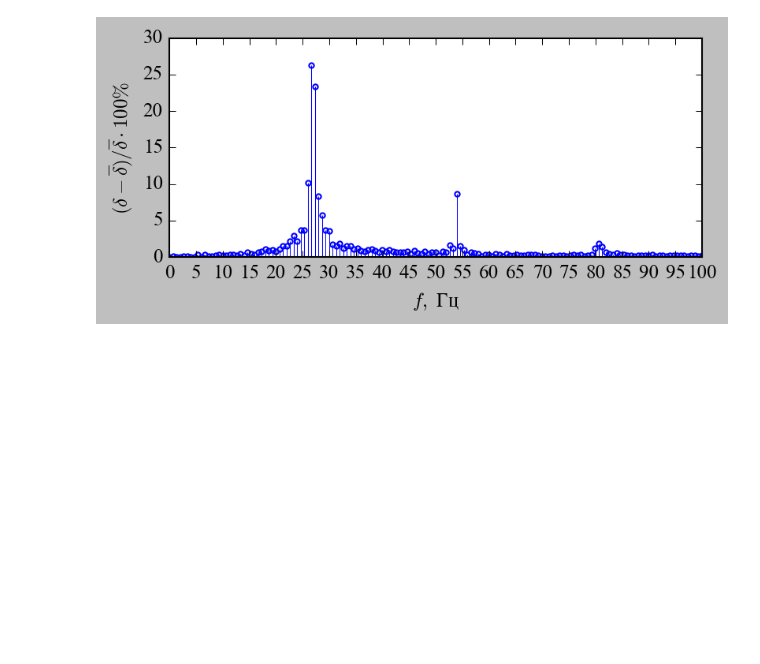
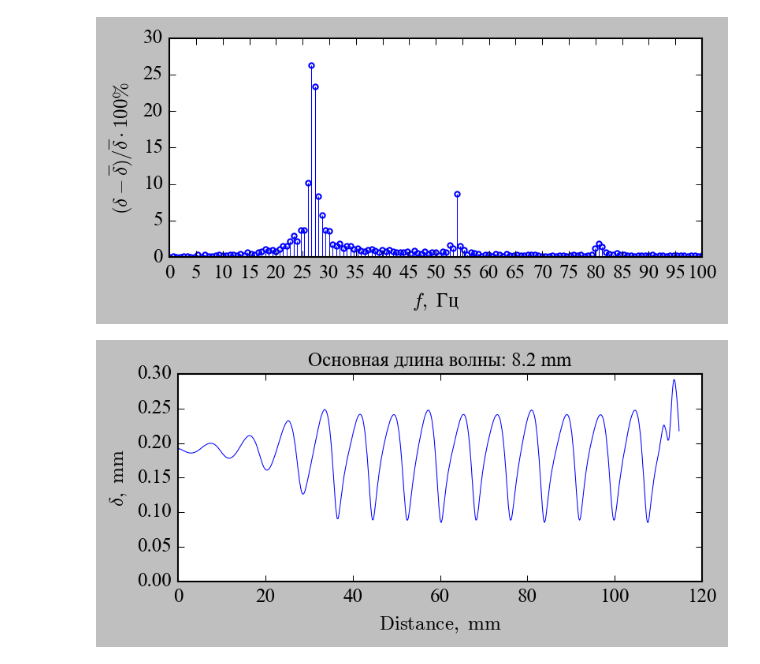
Before and after one commit to UlyanaGru/Fourier, a Jupyter notebook: postprocessing.ipynb, the cells around one changed output. Drawn from its saved outputs; the diff is of its cells as text; code cells hidden in the pictures; blank space fills up the shorter version.

Commit message:
xsignal

```diff
--- a/postprocessing.ipynb
+++ b/postprocessing.ipynb
@@ -83,7 +83,7 @@ from scipy.signal import correlate
 # %%
 init_matplotlib(plt)
 # %%
-filepath = r'd:\ANES\ANES\anes20xe\stud-cases\nir1\v_fields\27Hzeps005v1\data\s2d_film_time_statistic.dat'
+filepath = r''
 with open(filepath, 'r') as f:
     first_line = f.readline().strip() #1st strip
     #for structured mesh read width CV dx
@@ -237,3 +237,32 @@ plt.savefig(patch2fileout)
 plt.show()
 # %% [output]
 [figure]
+# %%
+timelook = 1.0
+#choose minimum delta time
+idx = (data["Time"] - timelook).abs().idxmin()
+#array of delta x between points
+deltaxdistr = np.array(data.loc[idx])[1:]
+#linespace
+xval = np.linspace(dxmesh/2, dxmesh/2 + (nmax-1)*dxmesh, nmax)
+lambdadominant = dominant_wavelengths(deltaxdistr, dxmesh, top_n=1, max_lambda=None)[0][0]
+# %%
+patch2fileout = './/figout//xsignal_'
+init_matplotlib(plt)
+fig, ax = plt.subplots(nrows=1,ncols = 1)
+nameX = r'$\mathrm{Distance,\ mm}$'
+nameY = r'$\delta,\ \mathrm{mm}$'
+ax1 = ax
+ax1.plot(xval*1.0e3,deltaxdistr*1.0e3,'-b',label = "-1")
+ax1.set_xlim(xmin = 0.0)
+ax1.set_ylim(ymin = 0.0)
+ax1.set_xlabel(nameX)
+ax1.set_ylabel(nameY)
+ax1.set_title(f"Основная длина волны: {lambdadominant*1.0e3:.3g} mm")
+#ax1.set_xticks(np.arange(xmin,xmax+dx,dx))
+#ax1.set_yticks(np.arange(ymin,ymax+dy,dy))
+plt.tight_layout()
+plt.savefig(patch2fileout)
+plt.show()
+# %% [output]
+[figure, added]
```
Also changed, not shown: 1 other file.
